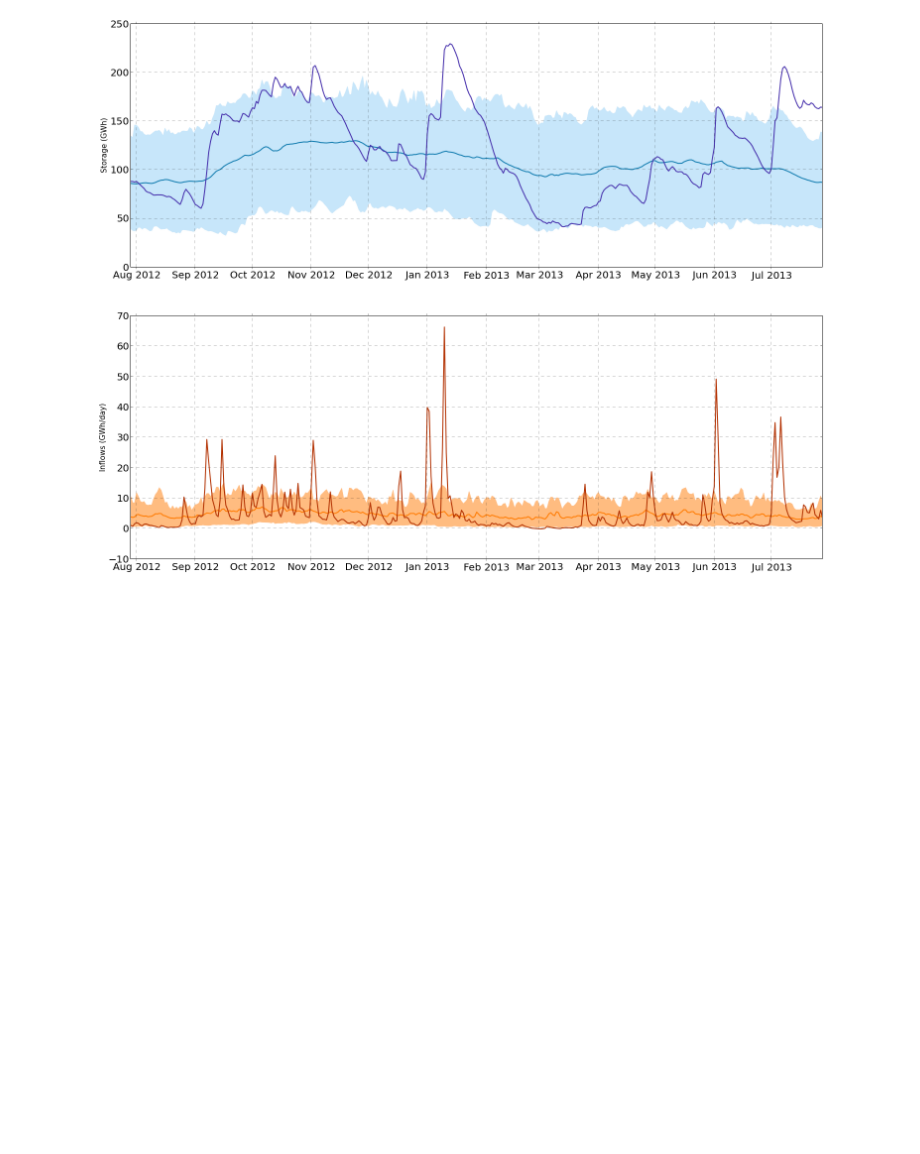
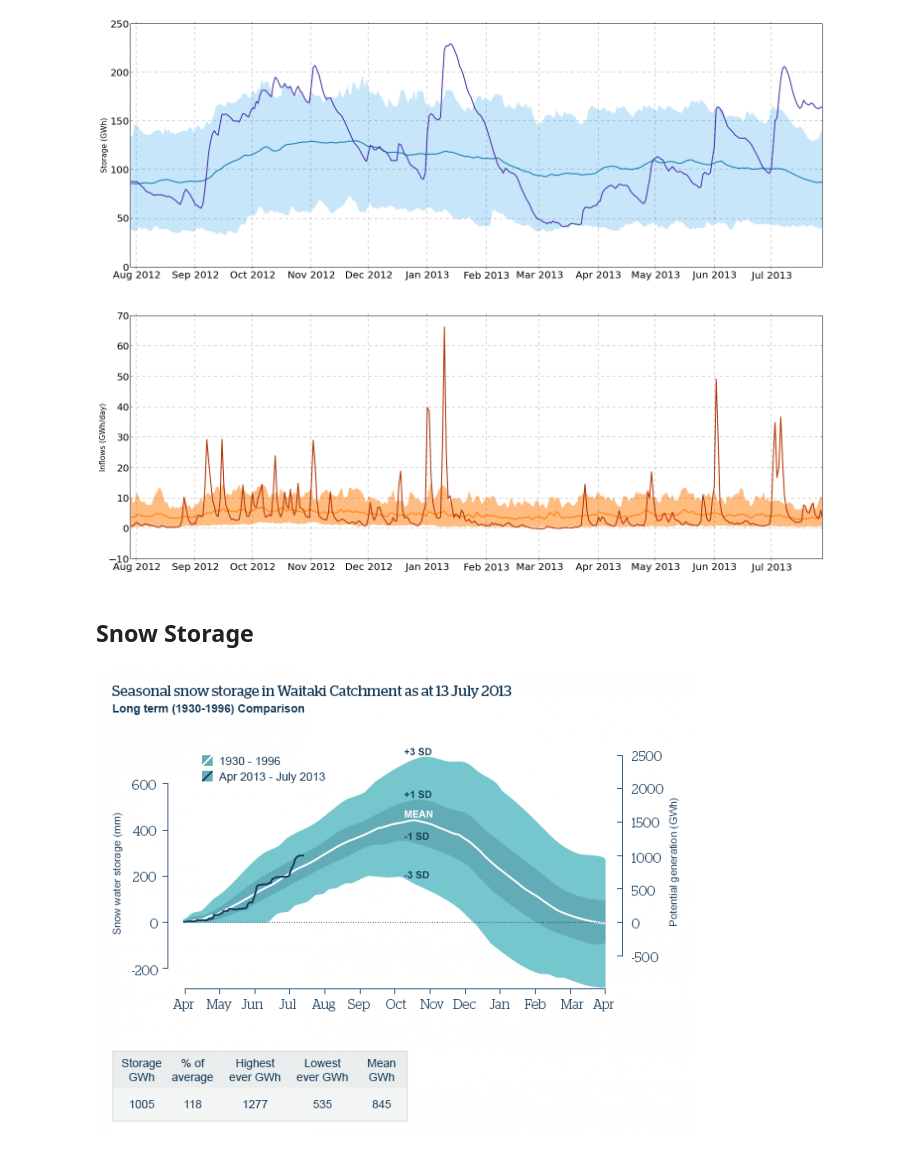
Before and after one commit to jcrabtree/reporting, a Jupyter notebook: hydrology.ipynb, the cells around one changed output. Drawn from its saved outputs; the diff is of its cells as text; code cells hidden in the pictures; blank space fills up the shorter version.

```diff
--- a/hydrology.ipynb
+++ b/hydrology.ipynb
@@ -142,3 +142,11 @@ hydrology_plot(TeAnau)
 hydrology_plot(Manapouri)
 # %% [output]
 [figure]
+# %% [markdown]
+## Snow Storage
+# %%
+from IPython.core.display import Image
+Embed = Image('http://www.meridianenergy.co.nz/assets/Images/about-us/Generating-Energy/Lake-levels-and-snow-storage/_resampled/resizedimage600468-Snow-2013-07-13.png')
+Embed
+# %% [output]
+[figure, added]
```
Also changed, not shown: parts of 3 cells of this notebook.
